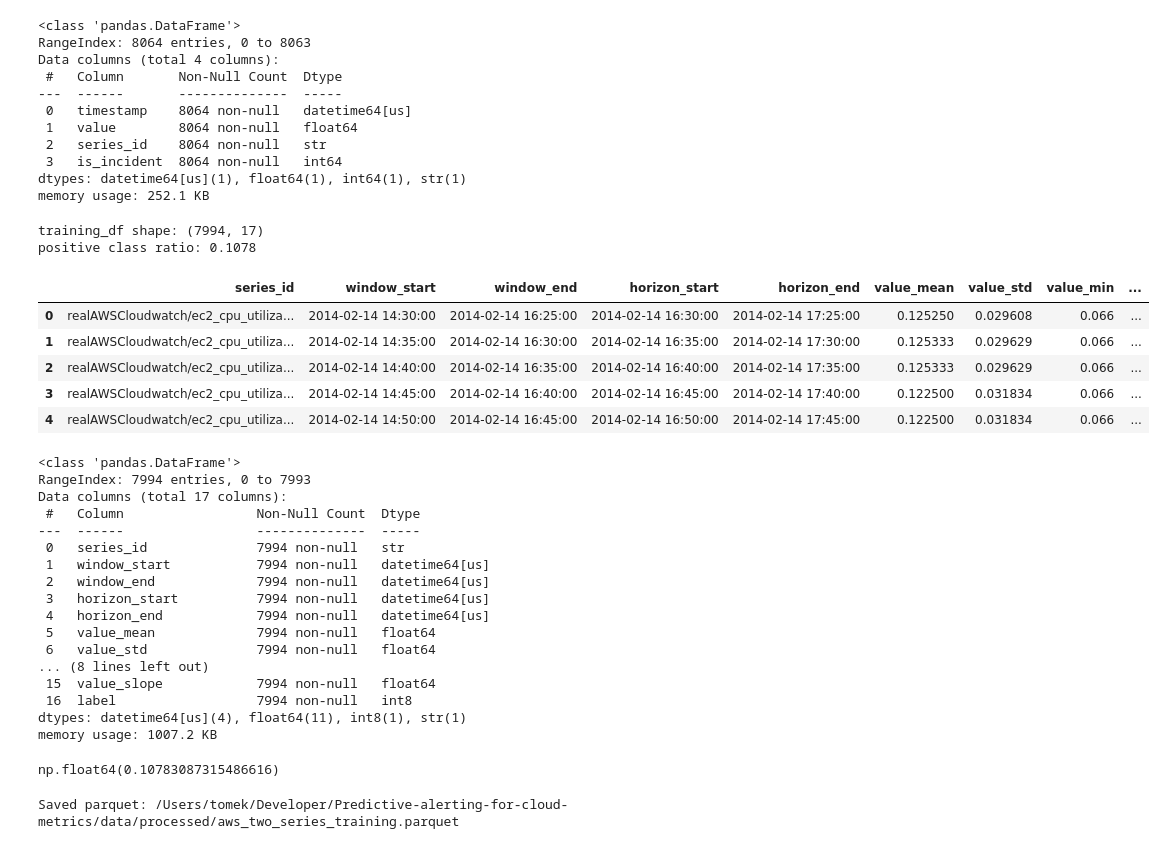
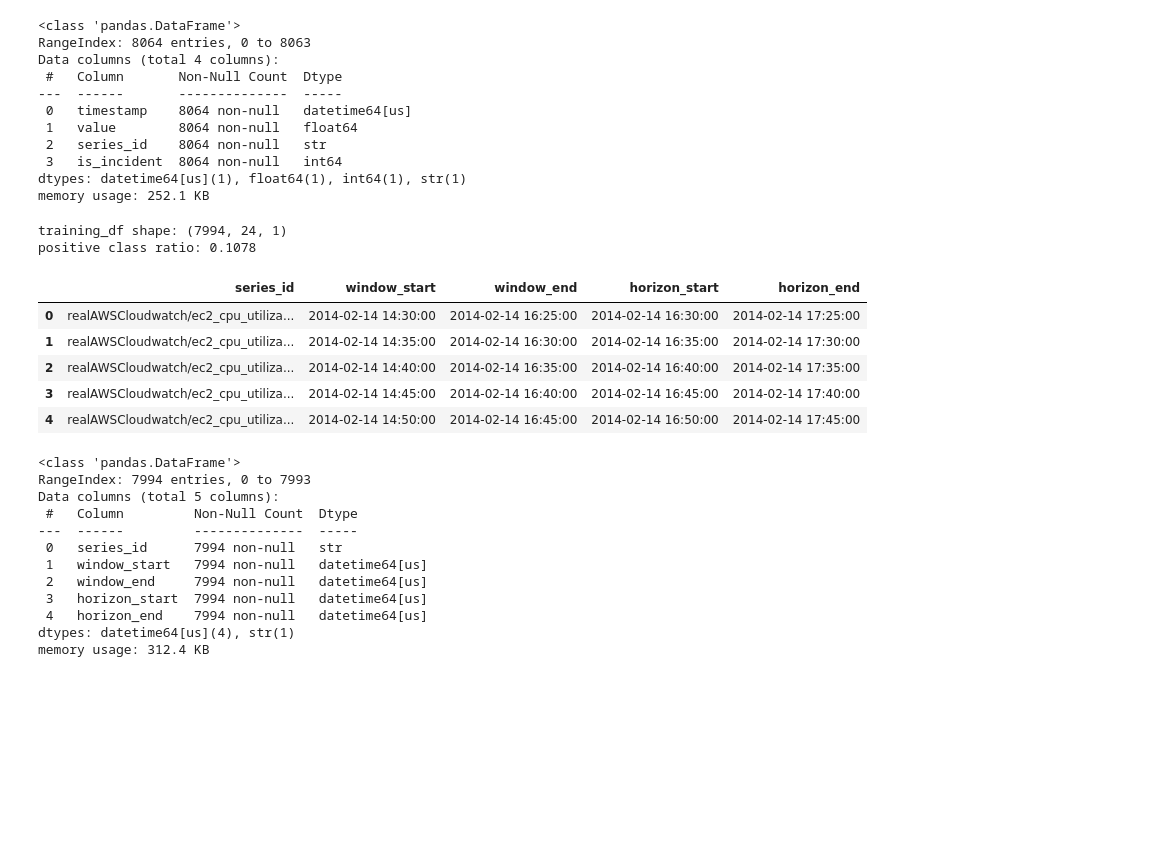
Before and after one commit to Tombiczek/Predictive-alerting-for-cloud-metrics, a Jupyter notebook: notebooks/01_eda.ipynb, the cells around one changed output. Drawn from its saved outputs; the diff is of its cells as text; code cells hidden in the pictures; blank space fills up the shorter version.

Commit message:
Add normalization function and refactor sliding window logic in dataset utilities

```diff
--- a/notebooks/01_eda.ipynb
+++ b/notebooks/01_eda.ipynb
@@ -90,63 +91,43 @@ Data columns (total 4 columns):
 dtypes: datetime64[us](1), float64(1), int64(1), str(1)
 memory usage: 252.1 KB
 # %%
-from src.predictive_alerting.dataset_builder import build_training_table
+from src.predictive_alerting.dataset_builder import make_sliding_windows, normalize_series
 
 WINDOW_SIZE = 24
 HORIZON = 12
 
-training_df = build_training_table(
+dataset_df = normalize_series(dataset_df)
+
+training_df = make_sliding_windows(
     dataset=dataset_df,
     window_size=WINDOW_SIZE,
     horizon=HORIZON,
 )
 
-print(f"training_df shape: {training_df.shape}")
-print(f"positive class ratio: {training_df['label'].mean():.4f}")
-training_df.head()
+print(f"training_df shape: {training_df[0].shape}")
+print(f"positive class ratio: {training_df[1].mean():.4f}")
+training_df[2].head()
 # %% [output]
-training_df shape: (7994, 17)
+training_df shape: (7994, 24, 1)
 positive class ratio: 0.1078
-|  | series_id | window_start | window_end | horizon_start | horizon_end | value_mean | value_std | value_min | ... |
-| 0 | realAWSCloudwatch/ec2_cpu_utiliza... | 2014-02-14 14:30:00 | 2014-02-14 16:25:00 | 2014-02-14 16:30:00 | 2014-02-14 17:25:00 | 0.125250 | 0.029608 | 0.066 | ... |
-| 1 | realAWSCloudwatch/ec2_cpu_utiliza... | 2014-02-14 14:35:00 | 2014-02-14 16:30:00 | 2014-02-14 16:35:00 | 2014-02-14 17:30:00 | 0.125333 | 0.029629 | 0.066 | ... |
-| 2 | realAWSCloudwatch/ec2_cpu_utiliza... | 2014-02-14 14:40:00 | 2014-02-14 16:35:00 | 2014-02-14 16:40:00 | 2014-02-14 17:35:00 | 0.125333 | 0.029629 | 0.066 | ... |
-| 3 | realAWSCloudwatch/ec2_cpu_utiliza... | 2014-02-14 14:45:00 | 2014-02-14 16:40:00 | 2014-02-14 16:45:00 | 2014-02-14 17:40:00 | 0.122500 | 0.031834 | 0.066 | ... |
-| 4 | realAWSCloudwatch/ec2_cpu_utiliza... | 2014-02-14 14:50:00 | 2014-02-14 16:45:00 | 2014-02-14 16:50:00 | 2014-02-14 17:45:00 | 0.122500 | 0.031834 | 0.066 | ... |
+|  | series_id | window_start | window_end | horizon_start | horizon_end |
+| 0 | realAWSCloudwatch/ec2_cpu_utiliza... | 2014-02-14 14:30:00 | 2014-02-14 16:25:00 | 2014-02-14 16:30:00 | 2014-02-14 17:25:00 |
+| 1 | realAWSCloudwatch/ec2_cpu_utiliza... | 2014-02-14 14:35:00 | 2014-02-14 16:30:00 | 2014-02-14 16:35:00 | 2014-02-14 17:30:00 |
+| 2 | realAWSCloudwatch/ec2_cpu_utiliza... | 2014-02-14 14:40:00 | 2014-02-14 16:35:00 | 2014-02-14 16:40:00 | 2014-02-14 17:35:00 |
+| 3 | realAWSCloudwatch/ec2_cpu_utiliza... | 2014-02-14 14:45:00 | 2014-02-14 16:40:00 | 2014-02-14 16:45:00 | 2014-02-14 17:40:00 |
+| 4 | realAWSCloudwatch/ec2_cpu_utiliza... | 2014-02-14 14:50:00 | 2014-02-14 16:45:00 | 2014-02-14 16:50:00 | 2014-02-14 17:45:00 |
 # %%
-training_df.info()
+training_df[2].info()
 # %% [output]
 <class 'pandas.DataFrame'>
 RangeIndex: 7994 entries, 0 to 7993
-Data columns (total 17 columns):
- #   Column                 Non-Null Count  Dtype
----  ------                 --------------  -----
- 0   series_id              7994 non-null   str
- 1   window_start           7994 non-null   datetime64[us]
- 2   window_end             7994 non-null   datetime64[us]
- 3   horizon_start          7994 non-null   datetime64[us]
- 4   horizon_end            7994 non-null   datetime64[us]
- 5   value_mean             7994 non-null   float64
- 6   value_std              7994 non-null   float64
-... (8 lines left out)
- 15  value_slope            7994 non-null   float64
- 16  label                  7994 non-null   int8
-dtypes: datetime64[us](4), float64(11), int8(1), str(1)
-memory usage: 1007.2 KB
+Data columns (total 5 columns):
+ #   Column         Non-Null Count  Dtype
+---  ------         --------------  -----
+ 0   series_id      7994 non-null   str
+ 1   window_start   7994 non-null   datetime64[us]
+ 2   window_end     7994 non-null   datetime64[us]
+ 3   horizon_start  7994 non-null   datetime64[us]
+ 4   horizon_end    7994 non-null   datetime64[us]
+dtypes: datetime64[us](4), str(1)
+memory usage: 312.4 KB
-# %%
-training_df["label"].mean()
-# %% [output]
-np.float64(0.10783087315486616)
-# %%
-from src.predictive_alerting.dataset_builder import save_training_dataset_parquet
-
-OUTPUT_PATH = PROJECT_ROOT / "data/processed/aws_two_series_training.parquet"
-
-try:
-    saved_path = save_training_dataset_parquet(training_df, OUTPUT_PATH)
-    print(f"Saved parquet: {saved_path}")
-except ImportError as exc:
-    print(exc)
-    print("Install `pyarrow` or `fastparquet`, then run this cell again.")
-# %% [output]
-Saved parquet: /Users/tomek/Developer/Predictive-alerting-for-cloud-metrics/data/processed/aws_two_series_training.parquet
```
Also changed, not shown: parts of 1 cell of this notebook, 4 other files.
